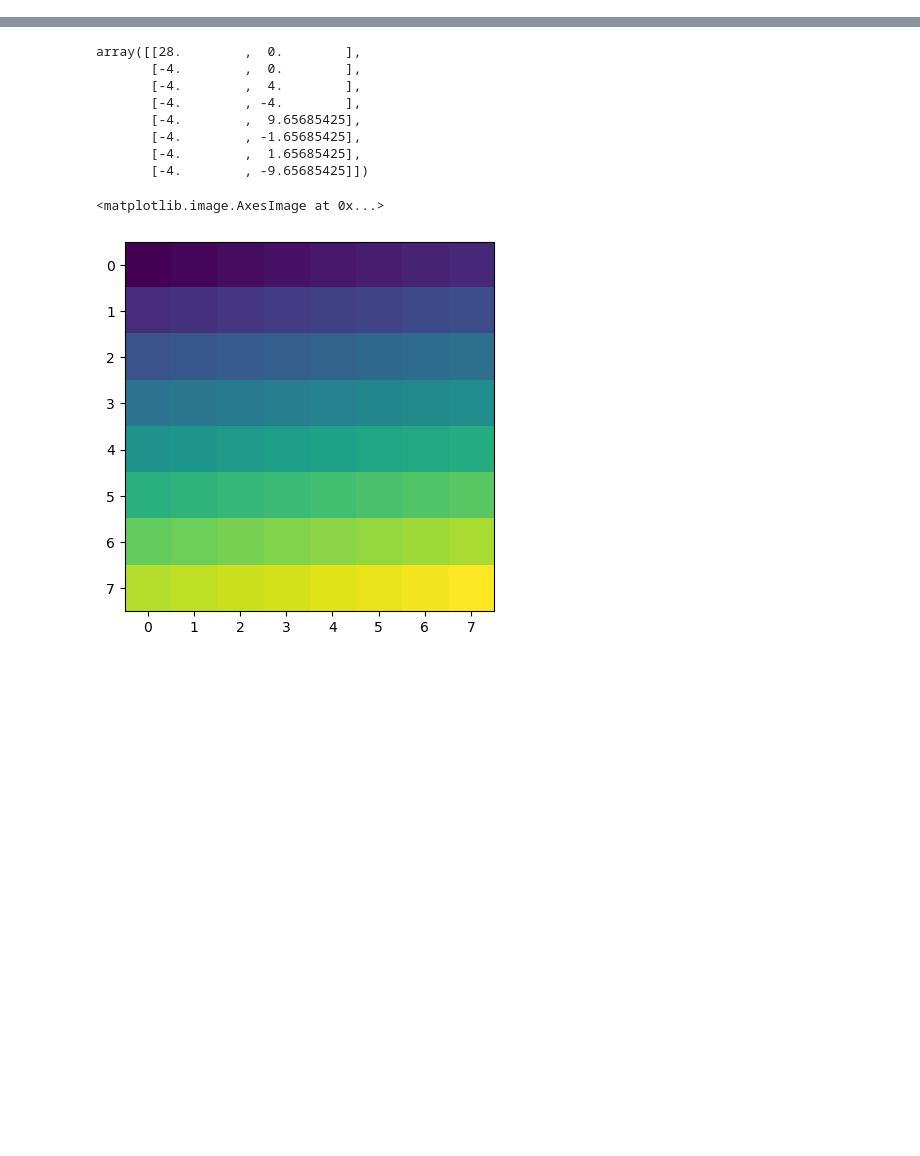
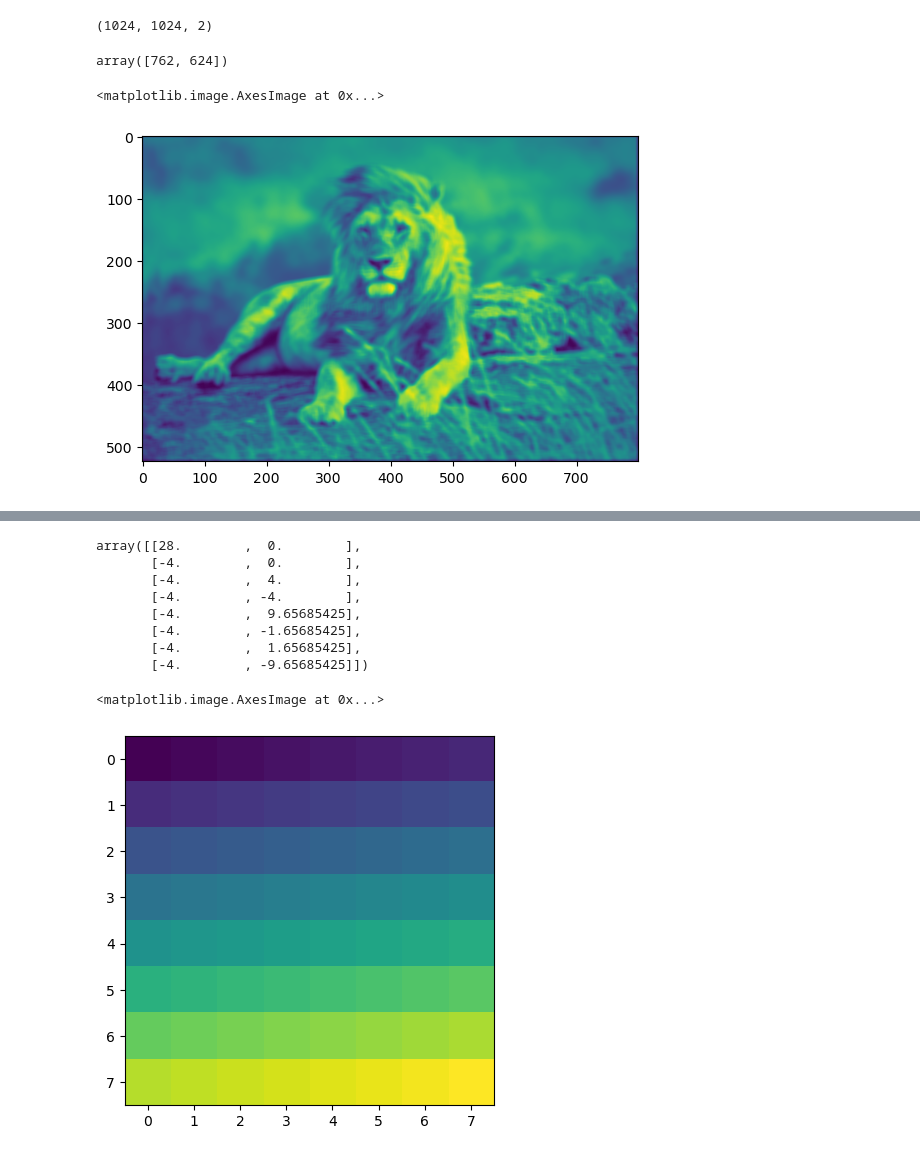
Before and after one commit to amfaber/tracking_optimizations, a Jupyter notebook: gpu-tracking/wgpu-fft/explore.ipynb, the cells around one changed output, grey strips where cells are left out. Saved outputs shown, nothing was run; the diff lists cells and outputs as text; code cells hidden in the pictures; blank space fills up the shorter version.

```diff
--- a/gpu-tracking/wgpu-fft/explore.ipynb
+++ b/gpu-tracking/wgpu-fft/explore.ipynb
@@ -85,6 +94,27 @@ idk = tifffile.imread("grey_lion.tiff")
 # %%
 with open("out.bin", "rb") as file:
     data = np.frombuffer(file.read(), dtype = "float32")
-    # data = data.reshape(256, 256, -1)
+    # data = data.reshape(1024, 1024, -1)
     data = data.reshape(1024, 1024, -1)
+    # data = data.reshape(8, 8, -1)
     # data = np.moveaxis(data, 1, 0)
+print(data.shape)
+# %% [output]
+(1024, 1024, 2)
+# %%
+orig_shape = np.array([524, 800])
+padded_shape = np.array([1024, 1024])
+# %%
+offset = ((padded_shape-orig_shape) + orig_shape/2).astype(int)
+# %%
+offset
+# %% [output]
+array([762, 624])
+# %%
+def transform(x, y):
+    return data[(x + offset[0]).astype(int) % padded_shape[0], (y + offset[1]).astype(int) % padded_shape[1], 0]
+# %%
+plt.imshow(np.fromfunction(transform, orig_shape))
+# %% [output]
+<matplotlib.image.AxesImage at 0x...>
+[figure, added]
```
Also changed, not shown: parts of 19 cells of this notebook, 25 other files.
